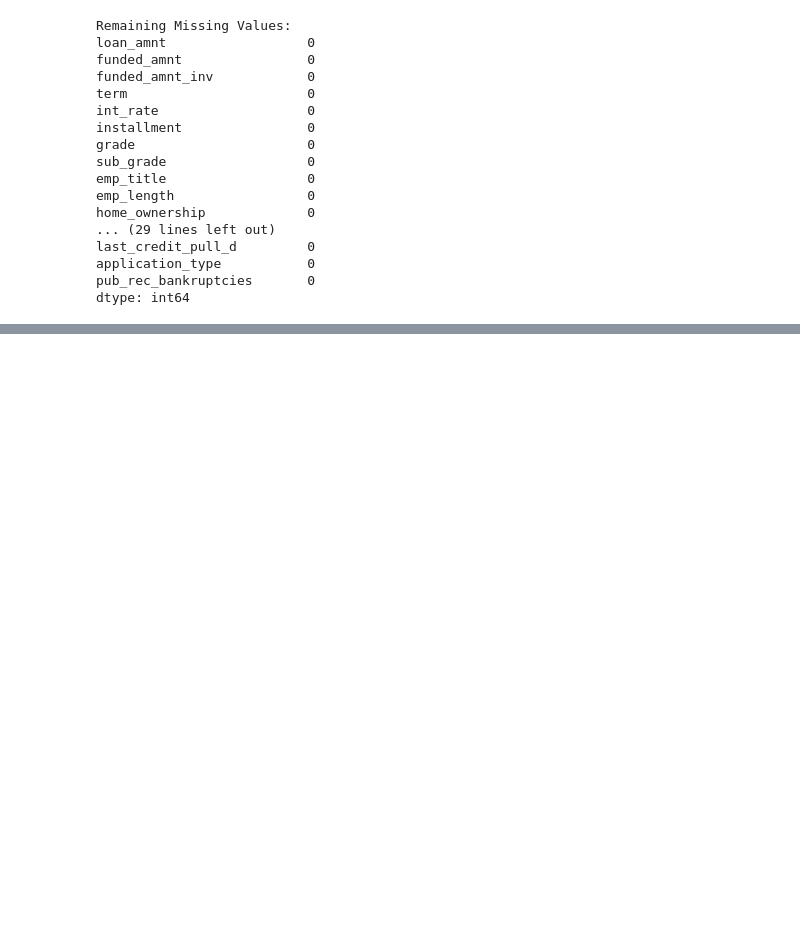
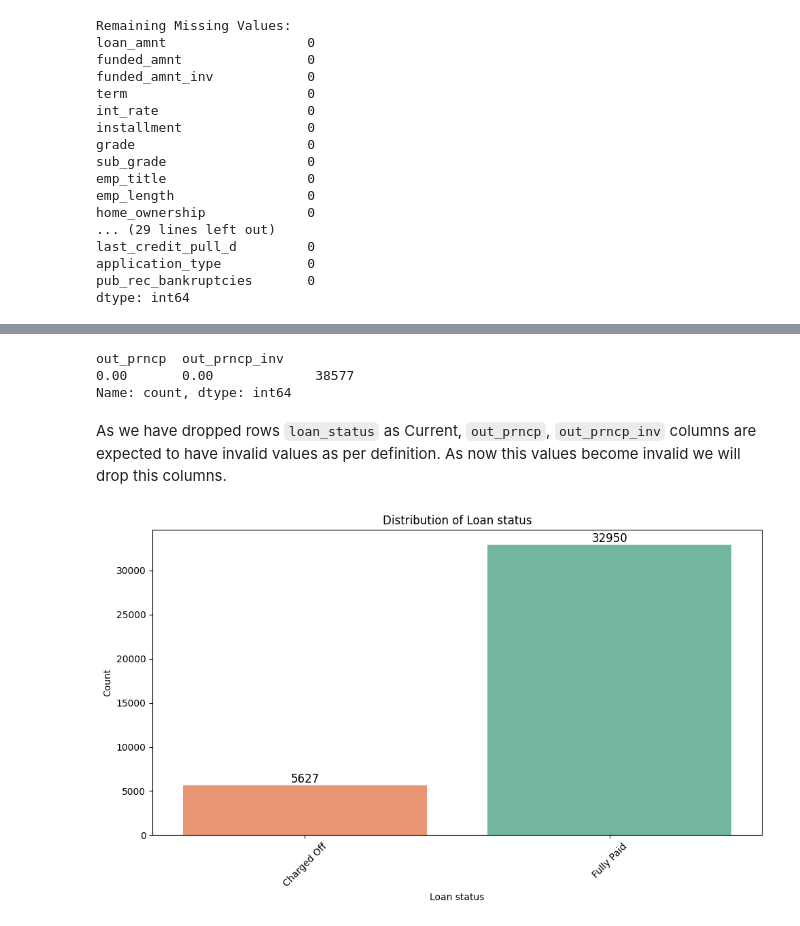
Before and after one commit to amaan2398/insights-into-lending-risks, a Jupyter notebook: notebook/eda.ipynb, the cells around one changed output, grey strips where cells are left out. Saved outputs shown, nothing was run; the diff lists cells and outputs as text; code cells hidden in the pictures; blank space fills up the shorter version.

```diff
--- a/notebook/eda.ipynb
+++ b/notebook/eda.ipynb
@@ -629,0 +595,21 @@ Descriptive Statistics:
+# %%
+# Calculate the Loan-to-Income Ratio (LTI)
+loan_clean_df['lti'] = loan_clean_df['loan_amnt'] / loan_clean_df['annual_inc']
+# Measures borrower's debt burden relative to their income.
+# A higher LTI indicates a higher risk of default, as borrower may struggle to meet their monthly payments.
+
+
+
+# Calculate the time since the earliest credit line (in years)
+loan_clean_df['credit_age'] = (pd.to_datetime('today') - loan_clean_df['earliest_cr_line']).dt.days / 365
+# Represents number of years since borrower's earliest credit line was opened.
+# A longer credit history generally indicates a more stable financial history and lower risk.
+
+
+# Build Risk Score Value using data understanding:
+loan_clean_df['risk_score'] = (loan_clean_df['dti']  / (loan_clean_df['int_rate'] * loan_clean_df['credit_age'])).rank()
+
+
+# Print summary statistics of the newly created features
+print("Summary Statistics of Key Features:")
+display(loan_clean_df[['dti', 'int_rate', 'loan_amnt', 'annual_inc', 'lti', 'credit_age', 'int_rate', 'loan_amnt', 'risk_score']].describe())
@@ -629,0 +735,21 @@ Descriptive Statistics:
+# %%
+# Creating duplicate data
+loan_df = loan_clean_df[~(loan_clean_df['loan_status'] == 'Current')].copy(deep=True)
+# %%
+# Print summary statistics of the newly created of DF
+print("Summary Statistics:")
+display(loan_df.describe())
+loan_df[['out_prncp', 'out_prncp_inv']].value_counts()
+# %% [output]
+out_prncp  out_prncp_inv
+0.00       0.00             38577
+Name: count, dtype: int64
+# %% [markdown]
+As we have dropped rows `loan_status` as Current, `out_prncp`, `out_prncp_inv` columns are expected to have invalid values as per definition.
+As now this values become invalid we will drop this columns.
+# %%
+loan_df = loan_df.drop(columns=['out_prncp', 'out_prncp_inv'])
+# %%
+visualize_countplot_minimal(loan_df, 'loan_status')
+# %% [output]
+[figure, added]
```
Also changed, not shown: parts of 58 cells of this notebook, 1 other file.
